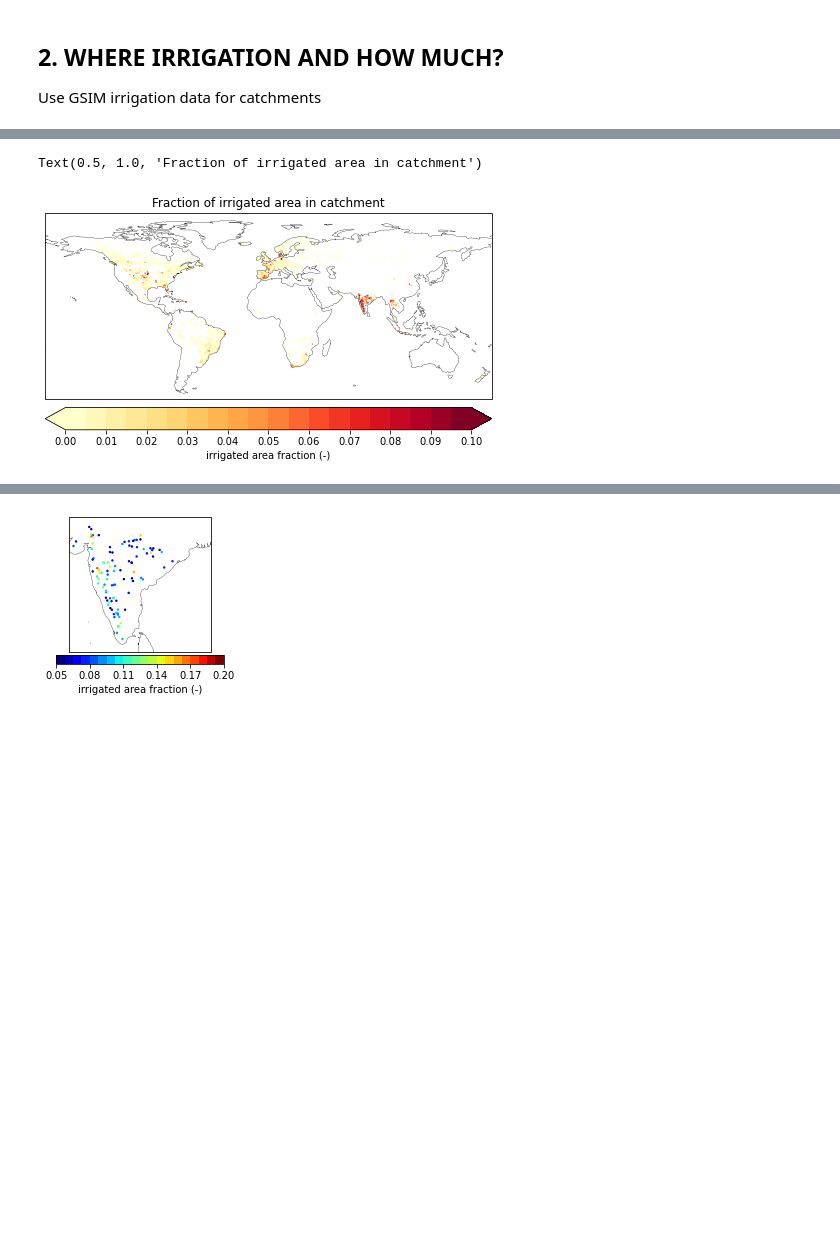
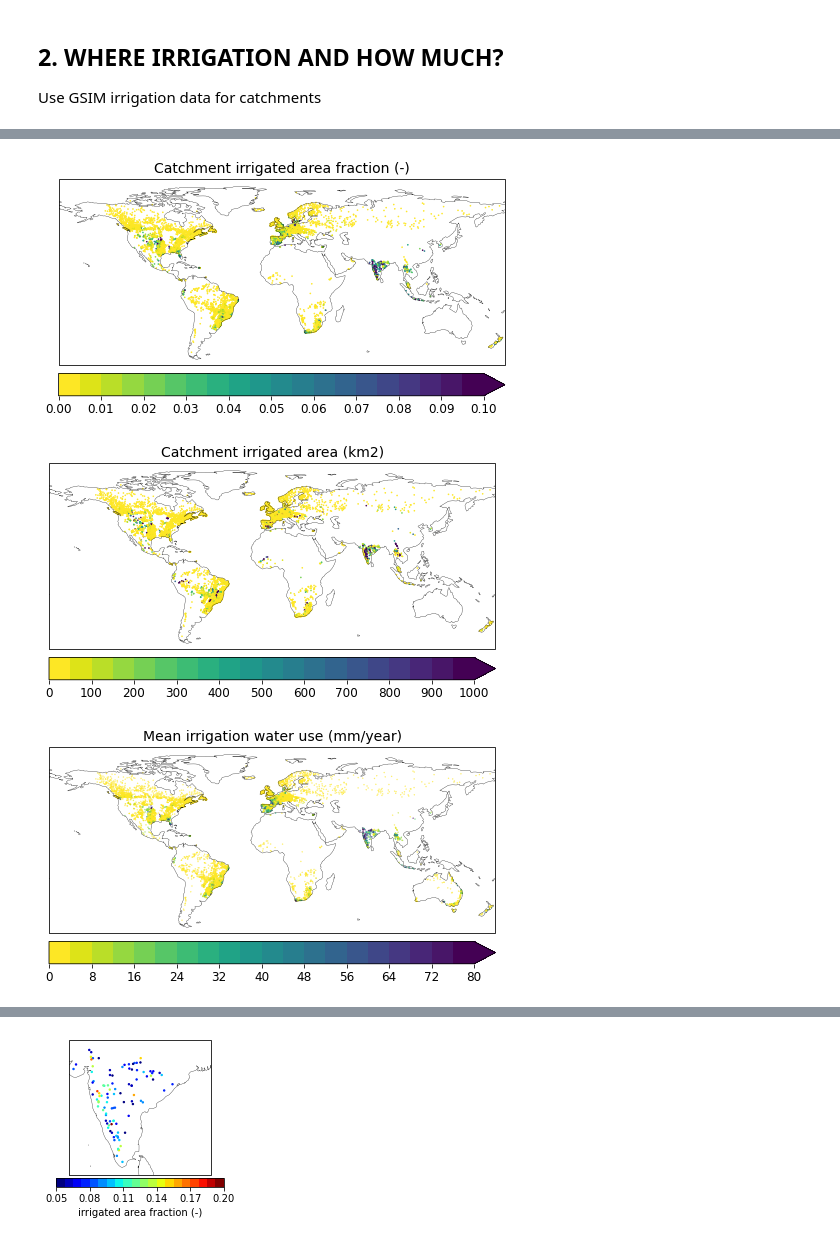
Before and after one commit to fvanoorschot/global_sr_module, a Jupyter notebook: run_script_irrigation.ipynb, the cells around one changed output, grey strips where cells are left out. Cells and saved outputs as stored; diff of their text form; code cells hidden in the pictures; blank space fills up the shorter version.

```diff
--- a/run_script_irrigation.ipynb
+++ b/run_script_irrigation.ipynb
@@ -75,4 +101,4 @@ Use GSIM irrigation data for catchments
 # %%
 df = pd.read_csv(f'{work_dir}/output/catchment_characteristics/catchment_characteristics_gswp-p_gleam-ep_gswp-t.csv',index_col=0)
 ir = df.ir_mean
-np.max(ir)
+ira = df.ir_mean * df.area
@@ -97,20 +148,68 @@ Text(0.5, 0.98, 'Fraction of irrigated area in catchment')
 # %%
-cmap = plt.cm.YlOrRd  # define the colormap
+cmap = plt.cm.viridis_r  # define the colormap
 cmaplist = [cmap(i) for i in range(cmap.N)]
 cm2 = mpl.colors.LinearSegmentedColormap.from_list(
     'Custom cmap', cmaplist, cmap.N)
 bounds = np.linspace(0,0.1,21)
 bounds2 = np.linspace(0,0.1,11)
 norm = mpl.colors.BoundaryNorm(bounds, cmap.N)
 
+# IA
 fig = plt.figure(figsize=(8,8))
 ax = plt.axes(projection=ccrs.PlateCarree())
 ax.coastlines(linewidth=0.3)
 ax.set_xlim(-180,180)
 ax.set_ylim(-60,90)
-s = ax.scatter(df.lon,df.lat,c=df.ir_mean,s=0.1,cmap=cm2, norm=norm)
-cbar = plt.colorbar(s, orientation='horizontal', label='irrigated area fraction (-)',spacing='proportional',extend='both', pad=0.02, norm=norm,ticks=bounds2)
-ax.set_title(f'Fraction of irrigated area in catchment',size=12)
+s = ax.scatter(df.lon,df.lat,c=df.ir_mean,s=0.4,cmap=cm2, norm=norm)
+cbar = plt.colorbar(s, orientation='horizontal',spacing='proportional',extend='max', pad=0.02, norm=norm,ticks=bounds2)
+cbar.ax.tick_params(labelsize=12)
+# cbar.set_label('Irrigated area fraction (-)',size=12)
+ax.set_title(f'Catchment irrigated area fraction (-)',size=14)
+fig.savefig(f'{work_dir}/output/figures/irrigation/map_irri_area_fraction.jpg',dpi=200,bbox_inches='tight')
+
+
+cmap = plt.cm.viridis_r  # define the colormap
+cmaplist = [cmap(i) for i in range(cmap.N)]
+cm2 = mpl.colors.LinearSegmentedColormap.from_list(
+    'Custom cmap', cmaplist, cmap.N)
+bounds = np.linspace(0,1000,21)
+bounds2 = np.linspace(0,1000,11)
+norm = mpl.colors.BoundaryNorm(bounds, cmap.N)
+
+# IA * AREA
+fig = plt.figure(figsize=(8,8))
+ax = plt.axes(projection=ccrs.PlateCarree())
+ax.coastlines(linewidth=0.3)
+ax.set_xlim(-180,180)
+ax.set_ylim(-60,90)
+s = ax.scatter(df.lon,df.lat,c=ira,s=0.4,cmap=cm2, norm=norm)
+cbar = plt.colorbar(s, orientation='horizontal',spacing='proportional',extend='max', pad=0.02, norm=norm,ticks=bounds2)
+cbar.ax.tick_params(labelsize=12)
+# cbar.set_label('Irrigated area (km2)',size=12)
+ax.set_title(f'Catchment irrigated area (km2)',size=14)
+fig.savefig(f'{work_dir}/output/figures/irrigation/map_irri_area.jpg',dpi=200,bbox_inches='tight')
+
+
+cmap = plt.cm.viridis_r  # define the colormap
+cmaplist = [cmap(i) for i in range(cmap.N)]
+cm2 = mpl.colors.LinearSegmentedColormap.from_list(
+    'Custom cmap', cmaplist, cmap.N)
+bounds = np.linspace(0,80,21)
+bounds2 = np.linspace(0,80,11)
+norm = mpl.colors.BoundaryNorm(bounds, cmap.N)
+
+fig = plt.figure(figsize=(8,8))
+ax = plt.axes(projection=ccrs.PlateCarree())
+ax.coastlines(linewidth=0.3)
+ax.set_xlim(-180,180)
+ax.set_ylim(-60,90)
+s = ax.scatter(df2.lon,df2.lat,c=df2.iwu_mean_mmyear,s=0.1,cmap=cm2, norm=norm)
+cbar = plt.colorbar(s, orientation='horizontal', label='',spacing='proportional',extend='max', pad=0.02, norm=norm,ticks=bounds2)
+cbar.ax.tick_params(labelsize=12)
+# cbar.set_label('Irrigated area (km2)',size=12)
+ax.set_title(f'Mean irrigation water use (mm/year)',size=14)
+fig.savefig(f'{work_dir}/output/figures/irrigation/map_mean_iwu.jpg',dpi=200,bbox_inches='tight')
 # %% [output]
-Text(0.5, 1.0, 'Fraction of irrigated area in catchment')
-[figure, old version]
+[figure, new version]
+[figure, added]
+[figure, added]
```
Also changed, not shown: parts of 61 cells of this notebook, 5 other files.
